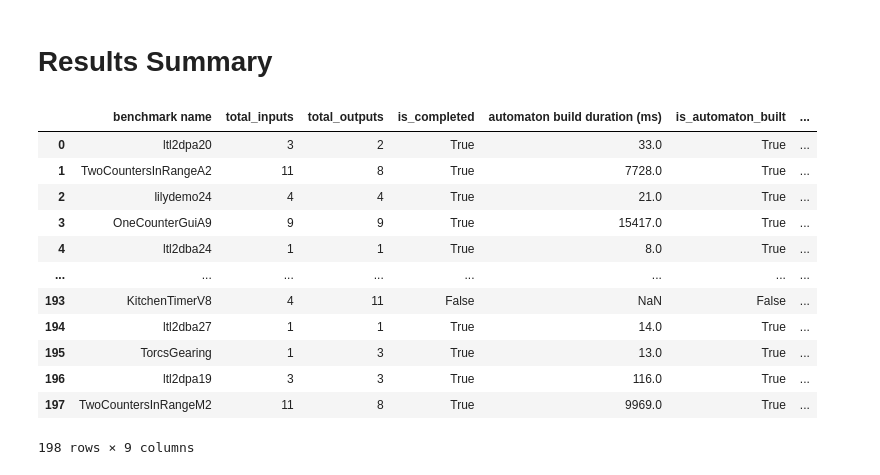
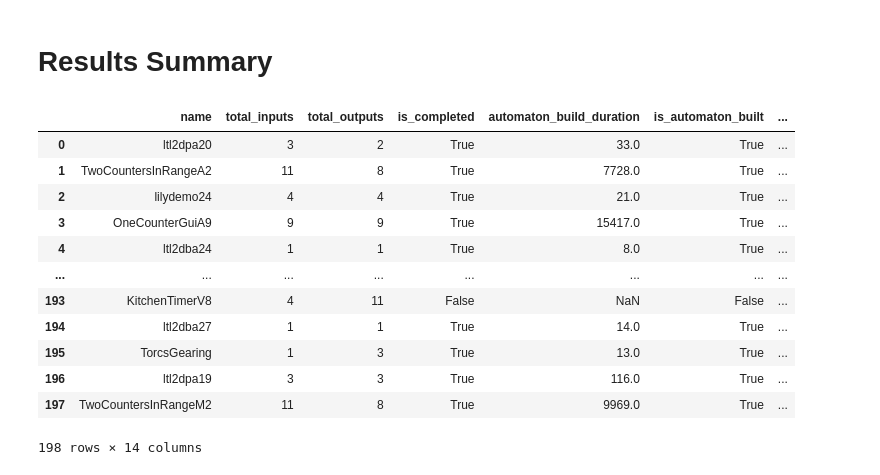
Before and after one commit to eliyaoo32/reactive-synthesis-bfss, a Jupyter notebook: notebooks/find_dependencies_experiements.ipynb, the cells around one changed output. Saved outputs shown, nothing was run; the diff lists cells and outputs as text; code cells hidden in the pictures.

```diff
--- a/notebooks/find_dependencies_experiements.ipynb
+++ b/notebooks/find_dependencies_experiements.ipynb
@@ -25,8 +25,8 @@ def load_outputs_files(folder_path):
 
     return outputs, failed
 
-automaton_outputs, automaton_failed = load_outputs_files('../outputs/outputs-automaton-12.10.2022/')
-formula_outputs, formula_failed = load_outputs_files('../outputs/outputs-formula-11.27.2022/')
+automaton_outputs, automaton_failed = load_outputs_files('../assets/find-deps-outputs/outputs-automaton-12.10.2022/')
+formula_outputs, formula_failed = load_outputs_files('../assets/find-deps-outputs/outputs-formula-11.27.2022/')
 # %%
 print(f"Failed Automaton Benchmarks (Total {len(automaton_failed)}): ", automaton_failed)
 print(f"Failed Formula Benchmarks (Total {len(formula_failed)}: ", formula_failed)
@@ -276,21 +276,24 @@ Name: dependency_ratio, dtype: float64
 # %%
 summary_df = ratios_df.copy()
 summary_df["total_inputs"] = summary_df.apply(lambda x: len(x["input_vars"]), axis=1)
 summary_df["total_outputs"] = summary_df.apply(lambda x: len(x["output_vars"]), axis=1)
-summary_df["find deps duration"] = summary_df.apply(lambda x: x["total_duration"] - x["automaton_build_duration"], axis=1)
-summary_df = summary_df[
-    ["name", "total_inputs", "total_outputs", "is_completed", "automaton_build_duration", "is_automaton_built", "find deps duration",
+summary_df["find_deps_duration"] = summary_df.apply(lambda x: x["total_duration"] - x["automaton_build_duration"], axis=1)
+
+summary_fields = ["name", "total_inputs", "total_outputs", "is_completed", "automaton_build_duration", "is_automaton_built", "find_deps_duration",
      "total_dependent_vars","dependency_ratio"]
-]
-summary_df.rename(columns={
-    'name': 'benchmark name',
-    'automaton_build_duration': 'automaton build duration (ms)',
-    "find deps duration": "find dependencies duration (ms)",
-}, inplace=True)
+SHOULD_INCLUDE_VARS = True
+if SHOULD_INCLUDE_VARS:
+    summary_fields += ["input_vars", "output_vars", "dependent_vars", "independent_vars", "untested_vars"]
+summary_df = summary_df[summary_fields]
+# summary_df.rename(columns={
+#     'name': 'benchmark name',
+#     'automaton_build_duration': 'automaton build duration (ms)',
+#     "find_deps_duration": "find dependencies duration (ms)",
+# }, inplace=True)
 summary_df.to_csv('./dependecies_summary.csv', sep=',', encoding='utf-8')
 summary_df
 # %% [output]
-|  | benchmark name | total_inputs | total_outputs | is_completed | automaton build duration (ms) | is_automaton_built | ... |
+|  | name | total_inputs | total_outputs | is_completed | automaton_build_duration | is_automaton_built | ... |
 | 0 | ltl2dpa20 | 3 | 2 | True | 33.0 | True | ... |
 | 1 | TwoCountersInRangeA2 | 11 | 8 | True | 7728.0 | True | ... |
 | 2 | lilydemo24 | 4 | 4 | True | 21.0 | True | ... |
@@ -302,4 +305,4 @@ summary_df
 | 195 | TorcsGearing | 1 | 3 | True | 13.0 | True | ... |
 | 196 | ltl2dpa19 | 3 | 3 | True | 116.0 | True | ... |
 | 197 | TwoCountersInRangeM2 | 11 | 8 | True | 9969.0 | True | ... |
-198 rows × 9 columns
+198 rows × 14 columns
```
Also changed, not shown: 1 other file.
